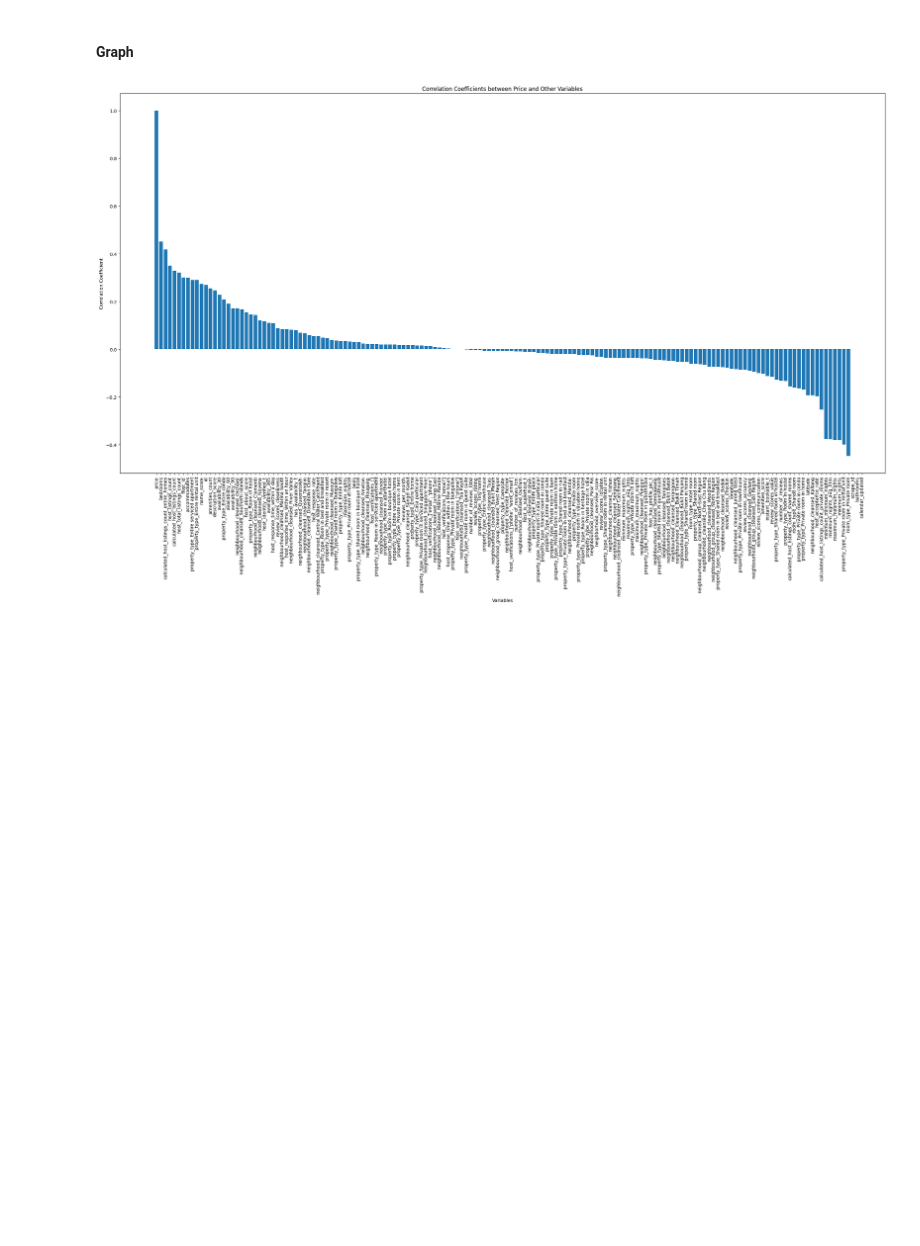
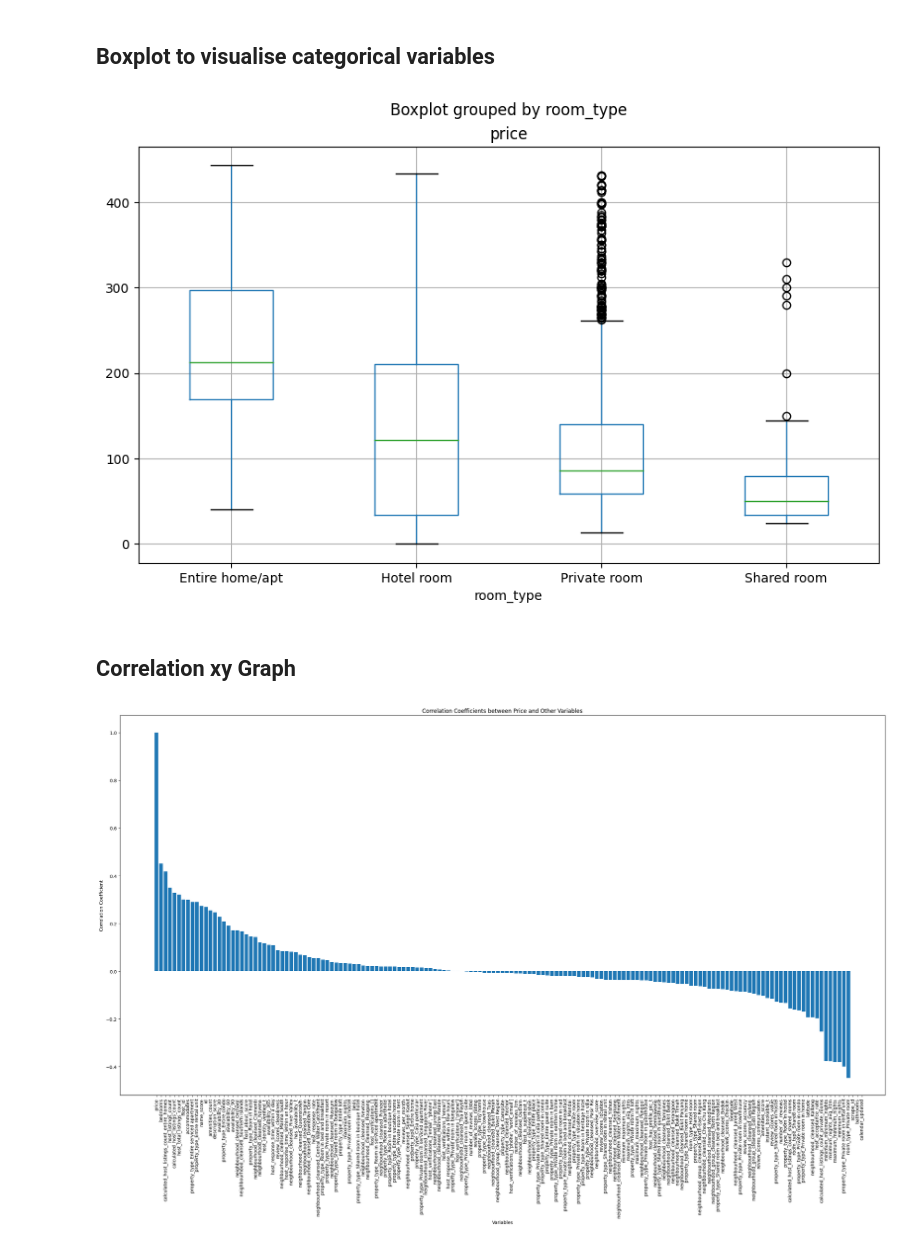
Before and after one commit to Theawmaster/Predict-Airbnb-Prices, a Jupyter notebook: 0c_exploratory_data_analysis.ipynb, the cells around one changed output. Saved outputs shown, nothing was run; the diff lists cells and outputs as text; code cells hidden in the pictures; blank space fills up the shorter version.

```diff
--- a/0c_exploratory_data_analysis.ipynb
+++ b/0c_exploratory_data_analysis.ipynb
@@ -12,5 +24,25 @@ listings = pd.read_csv('datasets/listings_preprocessed.csv')
+# %% [markdown]
+## Boxplot to visualise categorical variables
+# %%
+columns_to_remove_outliers_from = ['price']
+for col in columns_to_remove_outliers_from:
+    if pd.api.types.is_numeric_dtype(listings_og[col]):
+        q1 = listings_og[col].quantile(0.25)
+        q3 = listings_og[col].quantile(0.75)
+        iqr = q3 - q1
+        within_iqr = (listings_og[col] >= q1 - 1.5 * iqr) & (listings_og[col] <= q3 + 1.5 * iqr)
+        listings_og = listings_og[within_iqr]
+
+# plot the boxplot of price by location
+bp = listings_og.boxplot(column='price', by='room_type', figsize=(10, 6))
+# bp.set_xticklabels(bp.get_xticklabels(), rotation=45, ha='right')
+
+# show the plot
+plt.show()
+# %% [output]
+[figure, added]
 # %% [markdown]
-#### Graph
+## Correlation xy Graph
 # %%
 # Select only numeric columns from the original dataframe
 numerical_df = listings.select_dtypes(include=['int64', 'float64'])
```
Also changed, not shown: parts of 7 cells of this notebook, 3 other files.
